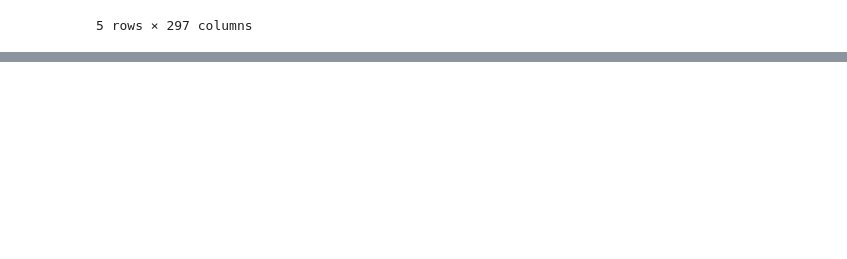
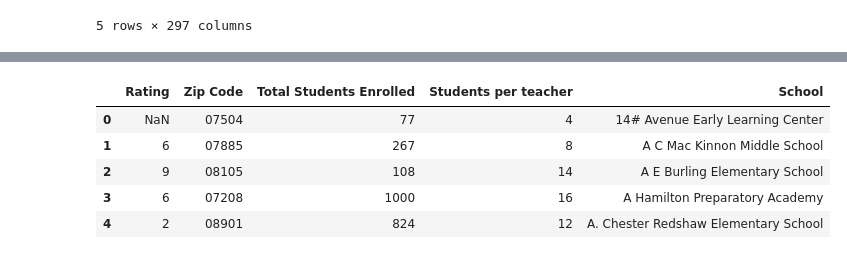
Before and after one commit to tlochan/ProjectOne, a Jupyter notebook: Data Cleaning.ipynb, the cells around one changed output, grey strips where cells are left out. Drawn from its saved outputs; the diff is of its cells as text; code cells hidden in the pictures; blank space fills up the shorter version.

```diff
--- a/Data Cleaning.ipynb
+++ b/Data Cleaning.ipynb
@@ -41,0 +74,10 @@ nj_2020_df.head()
+# %%
+
+greatDf.head()
+# %% [output]
+|  | Rating | Zip Code | Total Students Enrolled | Students per teacher | School |
+| 0 | NaN | 07504 | 77 | 4 | 14# Avenue Early Learning Center |
+| 1 | 6 | 07885 | 267 | 8 | A C Mac Kinnon Middle School |
+| 2 | 9 | 08105 | 108 | 14 | A E Burling Elementary School |
+| 3 | 6 | 07208 | 1000 | 16 | A Hamilton Preparatory Academy |
+| 4 | 2 | 08901 | 824 | 12 | A. Chester Redshaw Elementary School |
```
Also changed, not shown: parts of 5 cells of this notebook.
